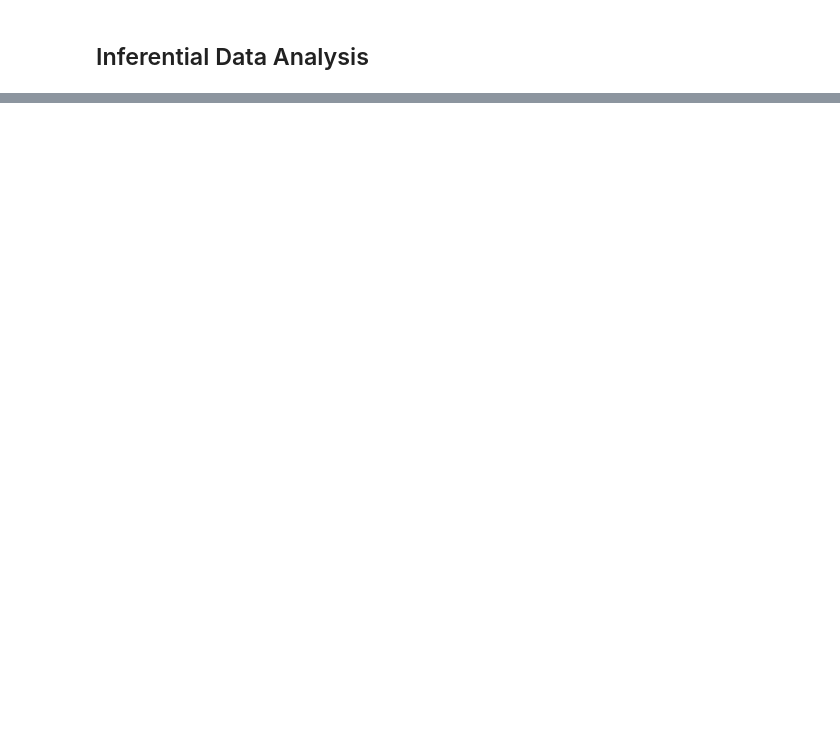
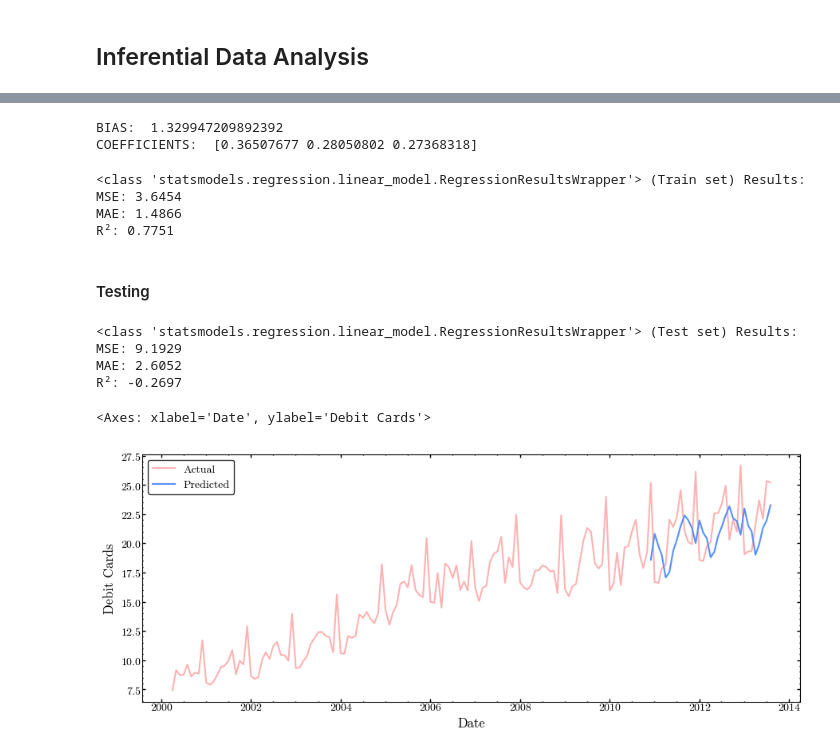
Before and after one commit to iragca/DS412-Time-Series-Analysis-and-Stochastic-Processes, a Jupyter notebook: notebooks/2.0-Statistics and Regression Review.ipynb, the cells around one changed output, grey strips where cells are left out. Drawn from its saved outputs; the diff is of its cells as text; code cells hidden in the pictures; blank space fills up the shorter version.

```diff
--- a/notebooks/2.0-Statistics and Regression Review.ipynb
+++ b/notebooks/2.0-Statistics and Regression Review.ipynb
@@ -286,0 +433,11 @@ Guide questions for the report:
+# %%
+# ---- Sklearn Linear Regression ----
+from sklearn.linear_model import LinearRegression
+
+lr = LinearRegression()
+lr.fit(X_train, y_train)
+
+y_train_pred = lr.predict(X_train)
+
+sklearn_train_results = Results(lr, y_train, y_train_pred)
+sklearn_train_results
@@ -286,0 +476,4 @@ Guide questions for the report:
+# %%
+X_sm = sm.add_constant(X_train)
+ols_model = sm.OLS(np.array(y_train), X_sm).fit()
+print(ols_model.summary())
@@ -286,0 +498,34 @@ Guide questions for the report:
+# %%
+print("BIAS: ", ols_model.params[0])
+print("COEFFICIENTS: ", ols_model.params[1:])
+# %% [output]
+BIAS:  1.329947209892392
+COEFFICIENTS:  [0.36507677 0.28050802 0.27368318]
+# %%
+y_train_pred_sm = ols_model.predict(X_sm)
+statsmodels_train_results = Results(ols_model, y_train, y_train_pred_sm)
+statsmodels_train_results
+# %% [output]
+<class 'statsmodels.regression.linear_model.RegressionResultsWrapper'> (Train set) Results:
+MSE: 3.6454
+MAE: 1.4866
+R²: 0.7751
+# %% [markdown]
+#### Testing
+# %%
+y_test_pred_sm = ols_model.predict(sm.add_constant(X_test))
+
+statsmodels_test_results = Results(ols_model, y_test, y_test_pred_sm)
+statsmodels_test_results
+# %% [output]
+<class 'statsmodels.regression.linear_model.RegressionResultsWrapper'> (Test set) Results:
+MSE: 9.1929
+MAE: 2.6052
+R²: -0.2697
+# %%
+plt.figure(figsize=(10,4))
+sns.lineplot(data=df_lags, x='Date', y='Debit Cards', color='red', label='Actual', alpha=0.3)
+sns.lineplot(x=df_lags["Date"][-y_test.size:], y=y_test_pred_sm, label='Predicted')
+# %% [output]
+<Axes: xlabel='Date', ylabel='Debit Cards'>
+[figure, added]
```
Also changed, not shown: parts of 41 cells of this notebook.
